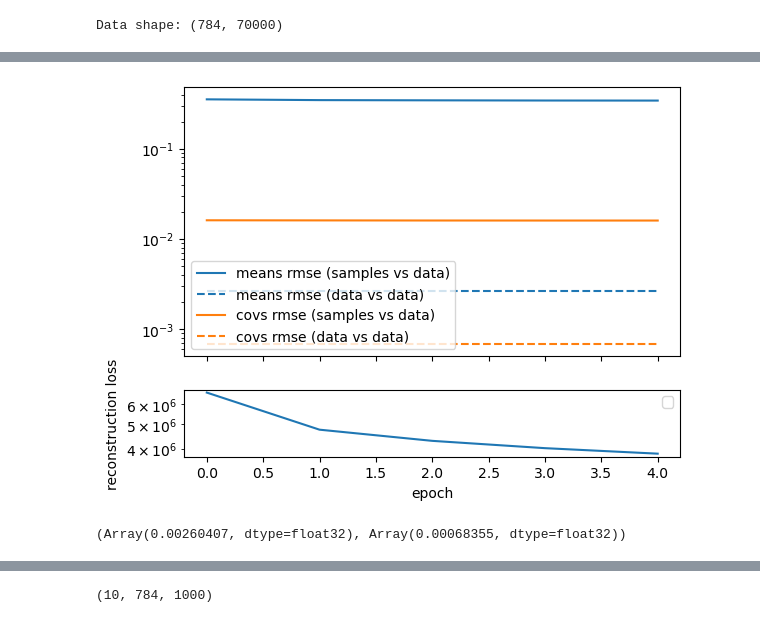
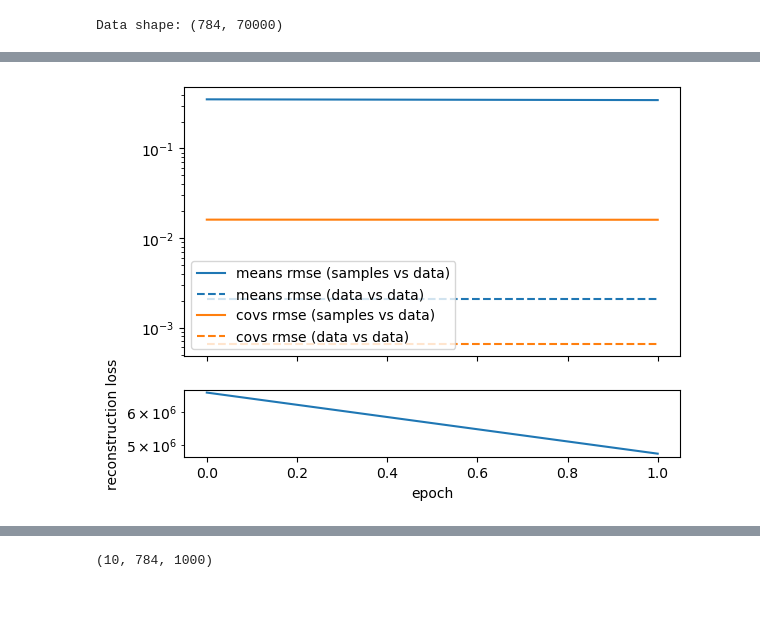
Before and after one commit to juancarlosfdc/noncanonical-olfaction, a Jupyter notebook: rbm/from_scratch.ipynb, the cells around one changed output, grey strips where cells are left out. Drawn from its saved outputs; the diff is of its cells as text; code cells hidden in the pictures.

```diff
--- a/rbm/from_scratch.ipynb
+++ b/rbm/from_scratch.ipynb
@@ -230,3 +230,19 @@ class GenerativeRBM:
         axs[1].set_ylabel('reconstruction loss')
         axs[0].legend()
         return fig, axs, samples, errors
+
+    def plot_samples(self, samples, indices=None):
+        # samples is assumed to be timepoints x num_variables x num_samples. indices is a subset of range(len(timepoints)), so you can plot a subset if needed.
+        if indices is None:
+            indices = range(len(samples))
+        if len(indices) > 10:
+            indices = range(0, len(indices), len(indices) // 10)
+        fig, axs = plt.subplots(10, 10, figsize=(20, 20))
+        [(ax.set_xticks([]), ax.set_yticks([])) for ax in axs.flatten()]
+        for i in indices:
+            key, subkey = self.key.split(key)
+            sample_idx = jax.random.choice(self.subkey, np.arange(samples.shape[2]), shape=(10, ), replace=False)
+            dim = int(jnp.sqrt(samples.shape[1]))
+            for ax_idx, j in enumerate(sample_idx):
+                axs[i, ax_idx].imshow(samples[i, :, j].reshape(dim, dim))
+        return fig, axs
@@ -276,7 +293,7 @@ rbm = GenerativeRBM(n_hidden=128)
 Data shape: (784, 70000)
 # %%
 train_args = {'X_train': rbm.X_train,
-              'epochs': 5,
+              'epochs': 2,
               'batch_size': 64,
               'learning_rate': 0.01,
               'k': 1,
@@ -293,5 +307 @@ Epoch 4/5, Reconstruction Loss: 3818859.0000
-[figure, old version]
+[figure, new version]
-# %%
-rbm.compute_background_rmse()
-# %% [output]
-(Array(0.00260407, dtype=float32), Array(0.00068355, dtype=float32))
```
Also changed, not shown: parts of 6 cells of this notebook.
